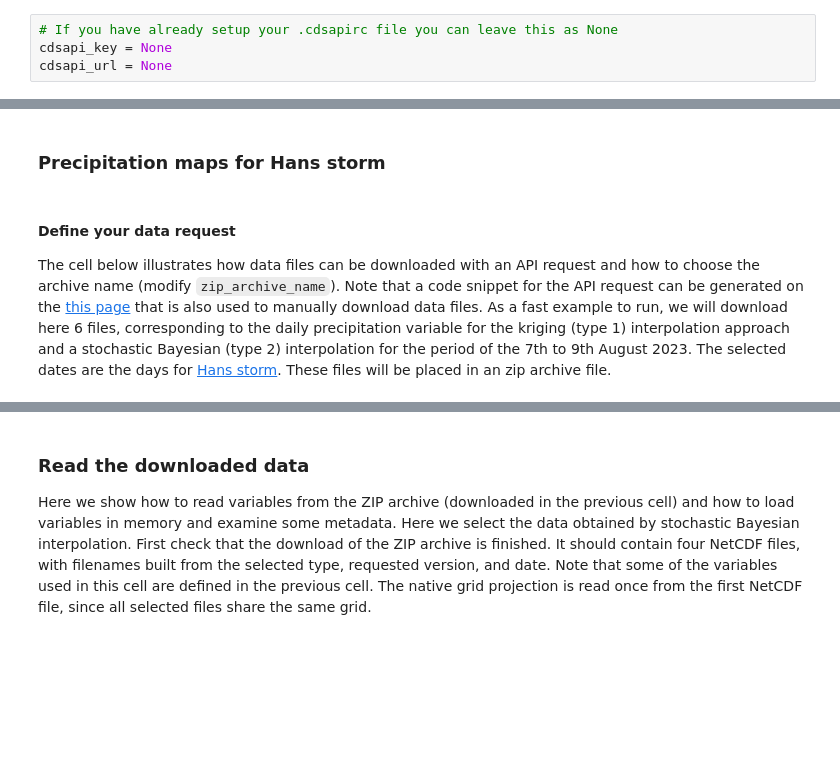
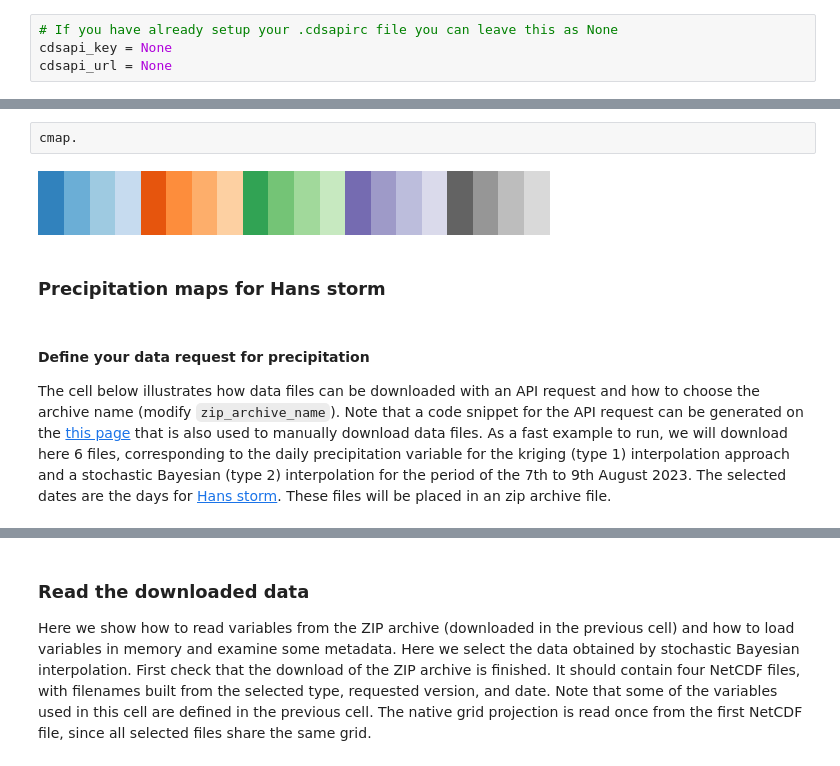
Before and after one commit to metno/c3s-training-submodule-insitu-obs, a Jupyter notebook: nordic_gridded_climate_dataset.ipynb, the cells around one changed output, grey strips where cells are left out. Cells and saved outputs as stored; diff of their text form; blank space fills up the shorter version.

```diff
--- a/nordic_gridded_climate_dataset.ipynb
+++ b/nordic_gridded_climate_dataset.ipynb
@@ -210,8 +294,12 @@ FileNotFoundError: NGCD_RR_type1_version_26.03_19610101.nc is not in ngcd-all-va
+# %%
+cmap.
+# %% [output]
+[figure, added]
 # %% [markdown]
 ### Precipitation maps for Hans storm
 # %% [markdown]
 
-#### Define your data request
+#### Define your data request for precipitation
 The cell below illustrates how data files can be downloaded with an API request and how to choose the archive name (modify `zip_archive_name`). Note that a code snippet for the API request can be generated on the [this page](https://cds.climate.copernicus.eu/datasets/insitu-gridded-observations-nordic?tab=download) that is also used to manually download data files. As a fast example to run, we will download here 6 files, corresponding to the daily precipitation variable for the kriging (type 1) interpolation approach and a stochastic Bayesian (type 2) interpolation for the period of the 7th to 9th August 2023. The selected dates are the days for [Hans storm](https://www.met.no/en/archive/the-extreme-weather-hans-is-bringing-an-extremely-large-amount-of-rain-over-southern-norway). These files will be placed in an zip archive file.
 # %%
 year = "2023"
```
Also changed, not shown: parts of 19 cells of this notebook.
